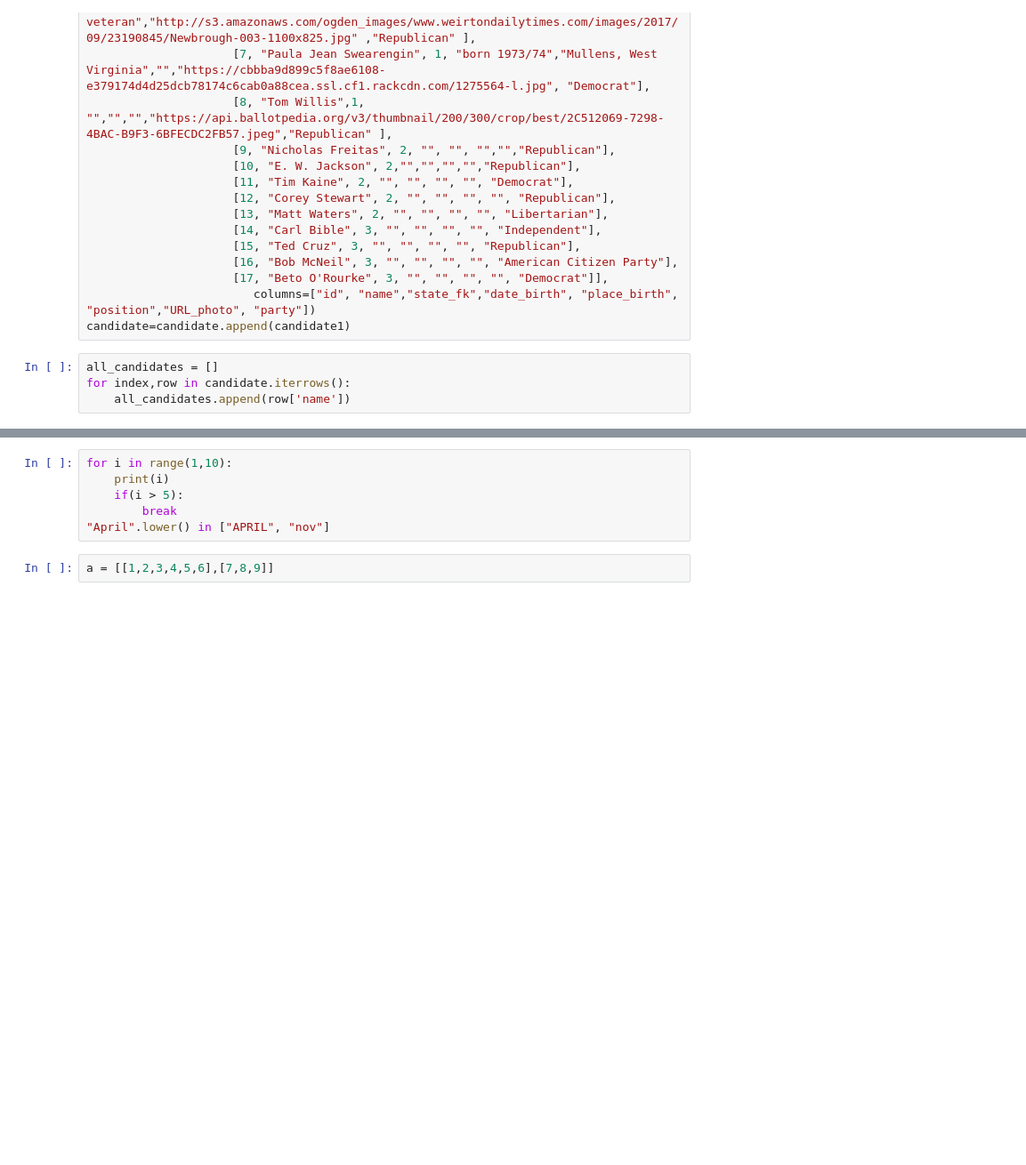
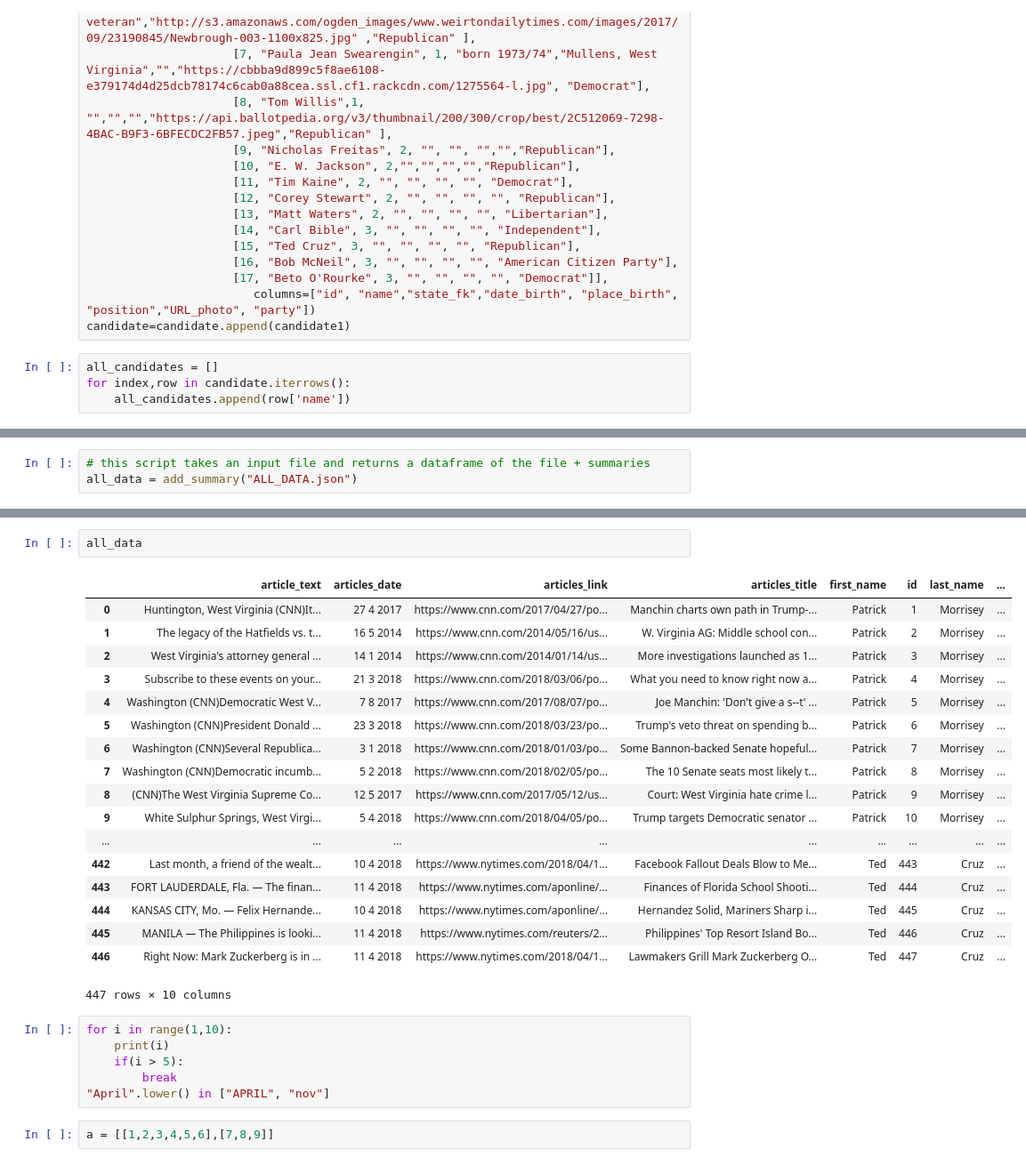
Before and after one commit to mslovett21/Bad_Press, a Jupyter notebook: Database/generate_dataframe.ipynb, the cells around one changed output, grey strips where cells are left out. Shown at 89% size. Saved outputs shown, nothing was run; the diff lists cells and outputs as text; blank space fills up the shorter version.

Commit message:
add summarizer python file to take json file, convert to dataframe, add summaries, and return the dataframe. generate_dataframe has been updated to call this script

```diff
--- a/Database/generate_dataframe.ipynb
+++ b/Database/generate_dataframe.ipynb
@@ -34,0 +39,3 @@ structure_data(all_candidates, "article_data")
+# %%
+# this script takes an input file and returns a dataframe of the file + summaries
+all_data = add_summary("ALL_DATA.json")
@@ -35,3 +51,24 @@ structure_data(all_candidates, "article_data")
+# %%
+all_data
+# %% [output]
+|  | article_text | articles_date | articles_link | articles_title | first_name | id | last_name | ... |
+| 0 | Huntington, West Virginia (CNN)It... | 27 4 2017 | https://www.cnn.com/2017/04/27/po... | Manchin charts own path in Trump-... | Patrick | 1 | Morrisey | ... |
+| 1 | The legacy of the Hatfields vs. t... | 16 5 2014 | https://www.cnn.com/2014/05/16/us... | W. Virginia AG: Middle school con... | Patrick | 2 | Morrisey | ... |
+| 2 | West Virginia's attorney general ... | 14 1 2014 | https://www.cnn.com/2014/01/14/us... | More investigations launched as 1... | Patrick | 3 | Morrisey | ... |
+| 3 | Subscribe to these events on your... | 21 3 2018 | https://www.cnn.com/2018/03/06/po... | What you need to know right now a... | Patrick | 4 | Morrisey | ... |
+| 4 | Washington (CNN)Democratic West V... | 7 8 2017 | https://www.cnn.com/2017/08/07/po... | Joe Manchin: 'Don't give a s--t' ... | Patrick | 5 | Morrisey | ... |
+| 5 | Washington (CNN)President Donald ... | 23 3 2018 | https://www.cnn.com/2018/03/23/po... | Trump's veto threat on spending b... | Patrick | 6 | Morrisey | ... |
+| 6 | Washington (CNN)Several Republica... | 3 1 2018 | https://www.cnn.com/2018/01/03/po... | Some Bannon-backed Senate hopeful... | Patrick | 7 | Morrisey | ... |
+| 7 | Washington (CNN)Democratic incumb... | 5 2 2018 | https://www.cnn.com/2018/02/05/po... | The 10 Senate seats most likely t... | Patrick | 8 | Morrisey | ... |
+| 8 | (CNN)The West Virginia Supreme Co... | 12 5 2017 | https://www.cnn.com/2017/05/12/us... | Court: West Virginia hate crime l... | Patrick | 9 | Morrisey | ... |
+| 9 | White Sulphur Springs, West Virgi... | 5 4 2018 | https://www.cnn.com/2018/04/05/po... | Trump targets Democratic senator ... | Patrick | 10 | Morrisey | ... |
+| ... | ... | ... | ... | ... | ... | ... | ... | ... |
+| 442 | Last month, a friend of the wealt... | 10 4 2018 | https://www.nytimes.com/2018/04/1... | Facebook Fallout Deals Blow to Me... | Ted | 443 | Cruz | ... |
+| 443 | FORT LAUDERDALE, Fla. — The finan... | 11 4 2018 | https://www.nytimes.com/aponline/... | Finances of Florida School Shooti... | Ted | 444 | Cruz | ... |
+| 444 | KANSAS CITY, Mo. — Felix Hernande... | 10 4 2018 | https://www.nytimes.com/aponline/... | Hernandez Solid, Mariners Sharp i... | Ted | 445 | Cruz | ... |
+| 445 | MANILA — The Philippines is looki... | 11 4 2018 | https://www.nytimes.com/reuters/2... | Philippines' Top Resort Island Bo... | Ted | 446 | Cruz | ... |
+| 446 | Right Now: Mark Zuckerberg is in ... | 11 4 2018 | https://www.nytimes.com/2018/04/1... | Lawmakers Grill Mark Zuckerberg O... | Ted | 447 | Cruz | ... |
+447 rows × 10 columns
 # %%
 for i in range(1,10):
     print(i)
```
Also changed, not shown: parts of 4 cells of this notebook, 5 other files.
